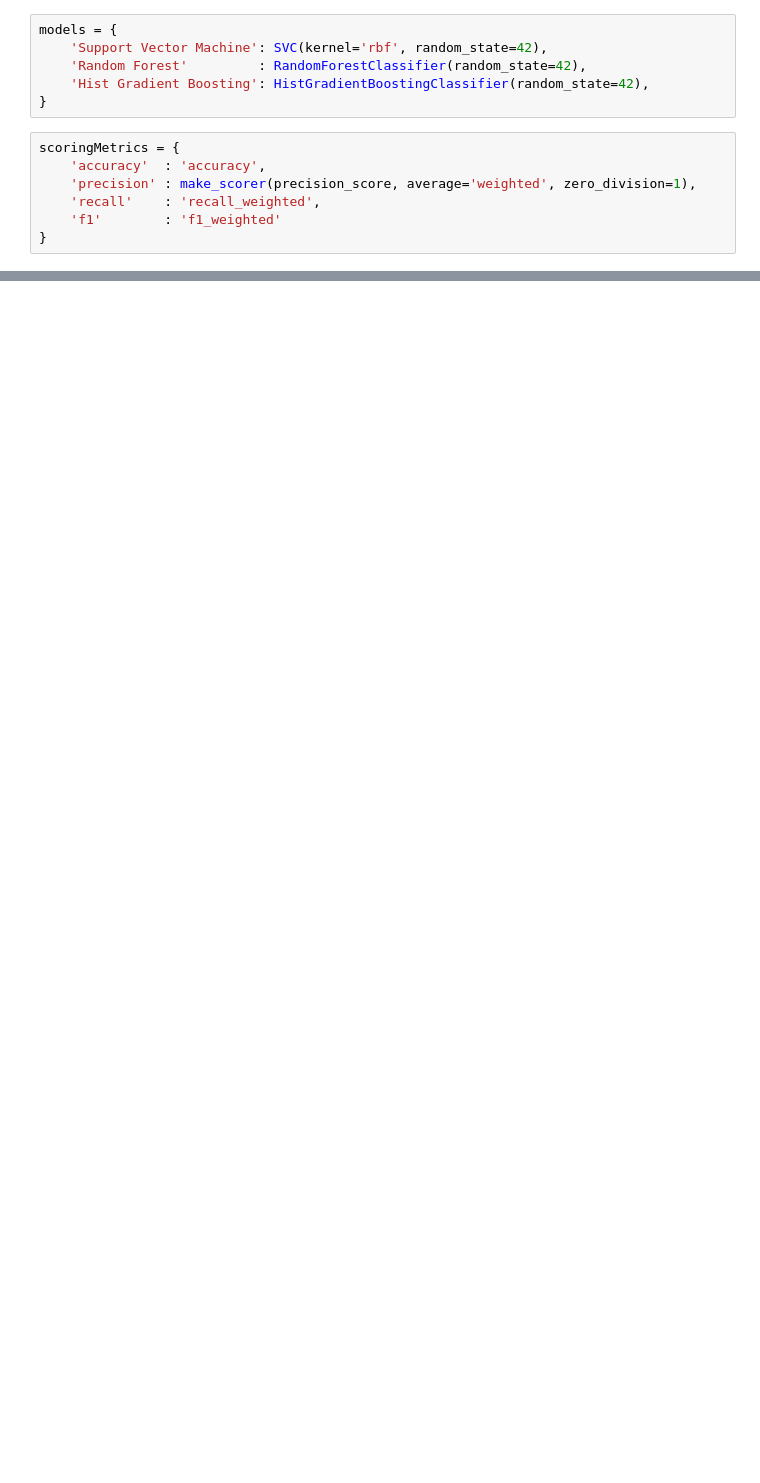
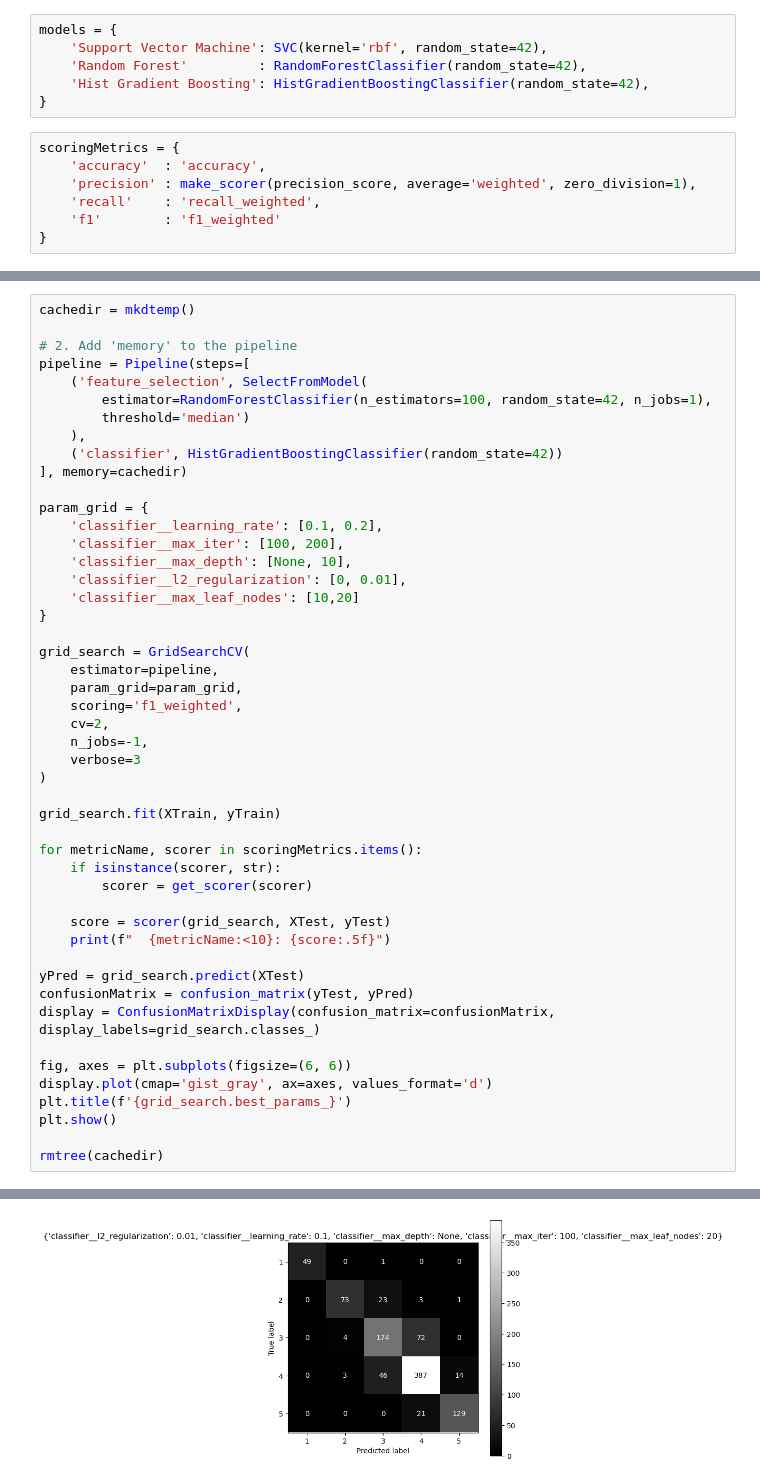
Before and after one commit to youquanneu/COMP3222_Coursework, a Jupyter notebook: Workflow/Model.ipynb, the cells around one changed output, grey strips where cells are left out. Drawn from its saved outputs; the diff is of its cells as text; blank space fills up the shorter version.

Commit message:
Wait for hype parameter tuning 2

```diff
--- a/Workflow/Model.ipynb
+++ b/Workflow/Model.ipynb
@@ -135,0 +106,49 @@ Support Vector Machine    0.7296   0.724812  0.7296  0.718873
+# %%
+cachedir = mkdtemp()
+
+# 2. Add 'memory' to the pipeline
+pipeline = Pipeline(steps=[
+    ('feature_selection', SelectFromModel(
+        estimator=RandomForestClassifier(n_estimators=100, random_state=42, n_jobs=1),
+        threshold='median')
+    ),
+    ('classifier', HistGradientBoostingClassifier(random_state=42))
+], memory=cachedir)
+
+param_grid = {
+    'classifier__learning_rate': [0.1, 0.2],
+    'classifier__max_iter': [100, 200],
+    'classifier__max_depth': [None, 10],
+    'classifier__l2_regularization': [0, 0.01],
+    'classifier__max_leaf_nodes': [10,20]
+}
+
+grid_search = GridSearchCV(
+    estimator=pipeline,
+    param_grid=param_grid,
+    scoring='f1_weighted',
+    cv=2,
+    n_jobs=-1,
+    verbose=3
+)
+
+grid_search.fit(XTrain, yTrain)
+
+for metricName, scorer in scoringMetrics.items():
+    if isinstance(scorer, str):
+        scorer = get_scorer(scorer)
+
+    score = scorer(grid_search, XTest, yTest)
+    print(f"  {metricName:<10}: {score:.5f}")
+
+yPred = grid_search.predict(XTest)
+confusionMatrix = confusion_matrix(yTest, yPred)
+display = ConfusionMatrixDisplay(confusion_matrix=confusionMatrix, display_labels=grid_search.classes_)
+
+fig, axes = plt.subplots(figsize=(6, 6))
+display.plot(cmap='gist_gray', ax=axes, values_format='d')
+plt.title(f'{grid_search.best_params_}')
+plt.show()
+
+rmtree(cachedir)
+# %% [output]
@@ -135,0 +160 @@ Support Vector Machine    0.7296   0.724812  0.7296  0.718873
+[figure, added]
```
Also changed, not shown: parts of 9 cells of this notebook.
